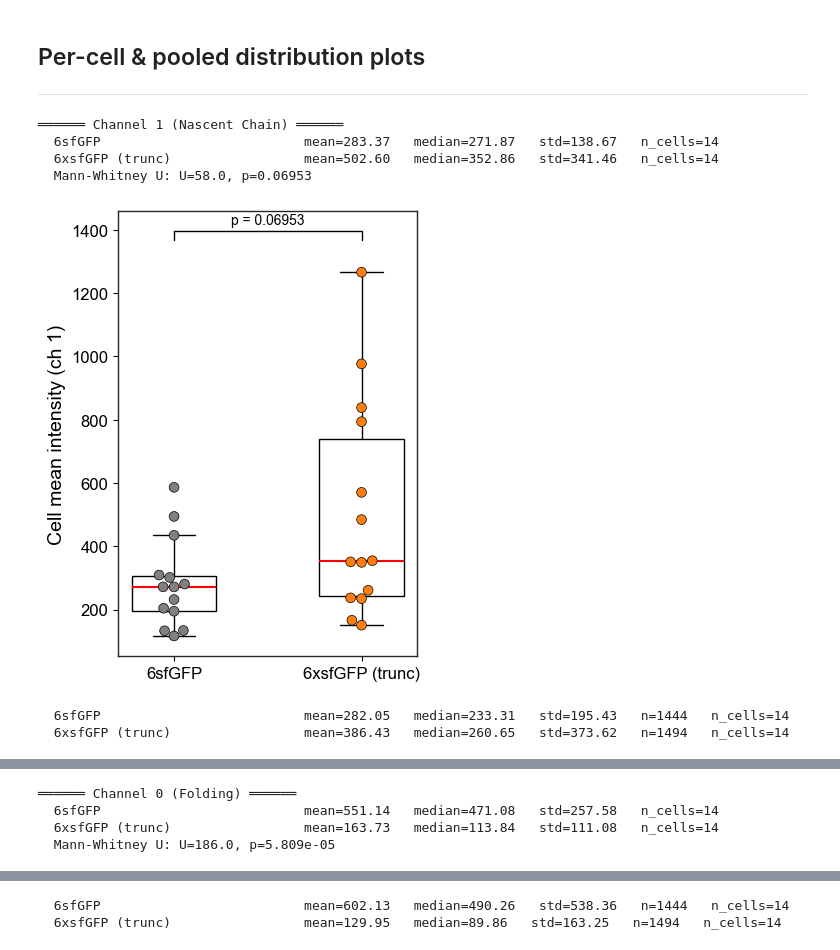
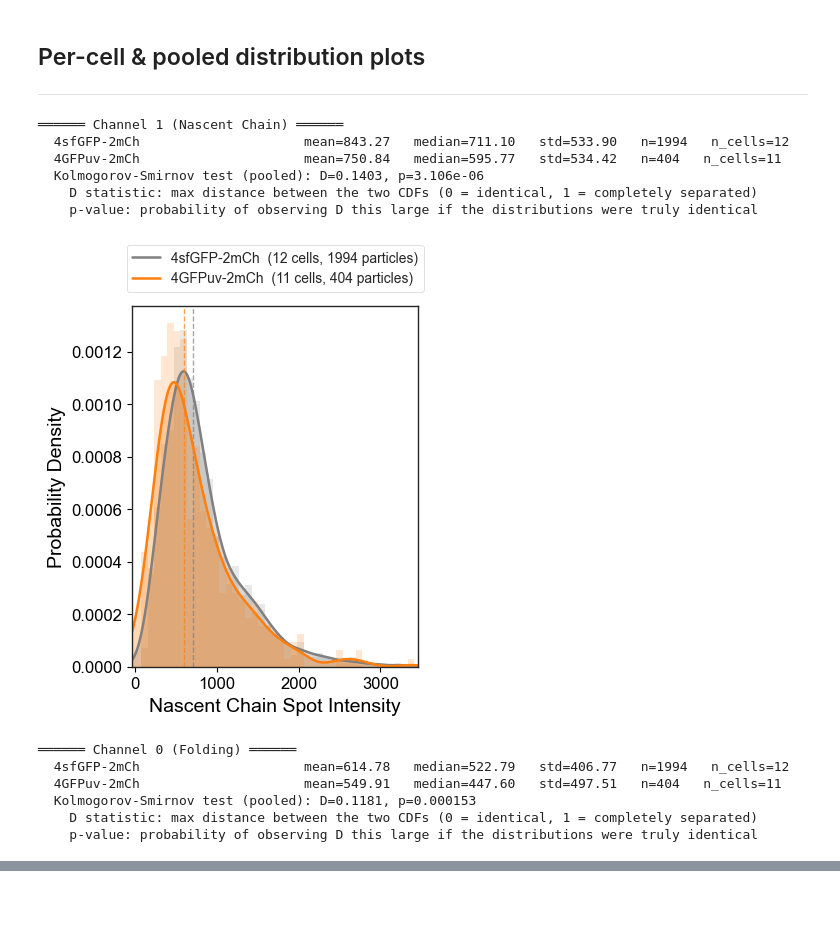
Before and after one commit to ningzhaoAnschutz/cof_paper, a Jupyter notebook: notebooks/CoF_project/Fig_intensity_distributions.ipynb, the cells around one changed output, grey strips where cells are left out. Cells and saved outputs as stored; diff of their text form; code cells hidden in the pictures; blank space fills up the shorter version.

Commit message:
updating colocalization notebooks

```diff
--- a/notebooks/CoF_project/Fig_intensity_distributions.ipynb
+++ b/notebooks/CoF_project/Fig_intensity_distributions.ipynb
@@ -15,7 +15,9 @@ from utilities import intensity_distributions as idist
 ## Data path & folder detection
 ___
 # %%
-dataframes_dir = one_drive_dir / 'General - Zhao (NZ) Lab' / 'Zhao lab shared folder' / 'Our papers' / 'co-translational folding paper' / 'Fig 1' / 'Fig 1_Trunc minitrack analysis'
+#dataframes_dir = one_drive_dir / 'General - Zhao (NZ) Lab' / 'Zhao lab shared folder' / 'Our papers' / 'co-translational folding paper' / 'Fig 1' / 'Fig 1_Trunc minitrack analysis'
+dataframes_dir = one_drive_dir.joinpath('General - Zhao (NZ) Lab/Zhao lab shared folder/Our papers/co-translational folding paper/Fig 2/Fig 2_4xGFP coTFT minitrack analysis')
+
 #dataframes_dir = one_drive_dir / 'General - Zhao (NZ) Lab' / 'Zhao lab shared folder' / 'Our papers' / 'co-translational folding paper' / 'Fig 2' / 'Fig 2_4xGFP coTFT minitrack analysis'
 # %%
 current_dir = Path().resolve()
@@ -38,7 +40,7 @@ ___
 # %%
 # ── Data & filtering ──────────────────────────────────────────────────────────
 selected_field        = 'spot_int_ch_'   # column prefix
-drop_nonpositive      = False            # False → keep negatives; True → drop ≤ 0
+drop_nonpositive      = True            # False → keep negatives; True → drop ≤ 0
 
 # ── Display mode ──────────────────────────────────────────────────────────────
 # Mode 1: "mean per particle" — time-averaged intensity per particle (1 value
@@ -50,8 +52,8 @@ display_mode          = 1                # 1 = mean per particle | 2 = all timep
 # ── Visualization toggles ────────────────────────────────────────────────────
 show_individual_cells = False            # per-cell subplot grids
 show_hist             = True             # density histogram behind KDE (pooled)
-show_cell_summary     = True             # swarm + box plot (one point per cell)
-cell_stat             = 'mean'           # 'mean' or 'median' per cell
+show_cell_summary     = False             # swarm + box plot (one point per cell)
+cell_stat             = 'median'           # 'mean' or 'median' per cell
 
 # ── X-axis limits ─────────────────────────────────────────────────────────────
 xlim_override         = None             # e.g. (-10, 1500) or None for auto
@@ -66,39 +68,51 @@ kde_alpha             = 0.3              # fill alpha for overlapping distributi
 figsize_distributions = (4, 5)           # pooled KDE overlay
 figsize_whisker       = (4, 5)           # cell-level swarm + box
 list_colors           = ['gray', 'tab:orange']
+
+
+# coloc_filter
+#coloc_filter=None #— all trajectories
+coloc_filter='colocalized'
+#coloc_filter='not_colocalized'
 # %% [markdown]
 ## Per-cell & pooled distribution plots
 ___
 # %%
 xlim_pcts = (xlim_percentile_lo, xlim_percentile_hi)
 for ch, ch_label in [(1, "Nascent Chain"), (0, "Folding")]:
     print(f"\n══════ Channel {ch} ({ch_label}) ══════")
 
     # Load data for this channel
     all_results_ch = []
     for folder_sub, name in zip(list_folder_substrings, list_names):
-        r = idist.load_condition_intensities(dataframes_dir, folder_sub,selected_field=selected_field,channel_index=ch,drop_nonpositive=drop_nonpositive,)
+        r = idist.load_condition_intensities(dataframes_dir, folder_sub,selected_field=selected_field,channel_index=ch,drop_nonpositive=drop_nonpositive,coloc_filter=coloc_filter)
         r["name"] = name
         all_results_ch.append(r)
 
     # Per-cell panels
     if show_individual_cells:
         for result, color in zip(all_results_ch, list_colors):
             idist.plot_per_cell_distributions(result, color=color, save_dir=save_dir,channel_index=ch, mode=display_mode,xlim=xlim_override, xlim_percentiles=xlim_pcts,
             kde_bw_method=kde_bw_method, kde_alpha=kde_alpha,drop_nonpositive=drop_nonpositive)
     # Cell-level summary (one point per cell, avoids pseudoreplication)
     if show_cell_summary:
         idist.plot_cell_summary(all_results_ch, list_colors, channel_index=ch,save_dir=save_dir, mode=display_mode,cell_stat=cell_stat,drop_nonpositive=drop_nonpositive,figsize=figsize_whisker, )
 
     # Pooled overlay
     idist.plot_pooled_distributions(all_results_ch, list_colors, channel_index=ch,x_label=f"{ch_label} Spot Intensity",
         save_dir=save_dir, mode=display_mode, xlim=xlim_override, xlim_percentiles=xlim_pcts, kde_bw_method=kde_bw_method, kde_alpha=kde_alpha,
         show_hist=show_hist,drop_nonpositive=drop_nonpositive,figsize=figsize_distributions,  )
 # %% [output]
 ══════ Channel 1 (Nascent Chain) ══════
-  6sfGFP                          mean=283.37   median=271.87   std=138.67   n_cells=14
-  6xsfGFP (trunc)                 mean=502.60   median=352.86   std=341.46   n_cells=14
-  Mann-Whitney U: U=58.0, p=0.06953
+  4sfGFP-2mCh                     mean=843.27   median=711.10   std=533.90   n=1994   n_cells=12
+  4GFPuv-2mCh                     mean=750.84   median=595.77   std=534.42   n=404   n_cells=11
+  Kolmogorov-Smirnov test (pooled): D=0.1403, p=3.106e-06
+    D statistic: max distance between the two CDFs (0 = identical, 1 = completely separated)
+    p-value: probability of observing D this large if the distributions were truly identical
-[figure, old version]
+[figure, new version]
-  6sfGFP                          mean=282.05   median=233.31   std=195.43   n=1444   n_cells=14
-  6xsfGFP (trunc)                 mean=386.43   median=260.65   std=373.62   n=1494   n_cells=14
+══════ Channel 0 (Folding) ══════
+  4sfGFP-2mCh                     mean=614.78   median=522.79   std=406.77   n=1994   n_cells=12
+  4GFPuv-2mCh                     mean=549.91   median=447.60   std=497.51   n=404   n_cells=11
+  Kolmogorov-Smirnov test (pooled): D=0.1181, p=0.000153
+    D statistic: max distance between the two CDFs (0 = identical, 1 = completely separated)
+    p-value: probability of observing D this large if the distributions were truly identical
@@ -106,4 +119,0 @@ for ch, ch_label in [(1, "Nascent Chain"), (0, "Folding")]:
-══════ Channel 0 (Folding) ══════
-  6sfGFP                          mean=551.14   median=471.08   std=257.58   n_cells=14
-  6xsfGFP (trunc)                 mean=163.73   median=113.84   std=111.08   n_cells=14
-  Mann-Whitney U: U=186.0, p=5.809e-05
@@ -111,2 +119,0 @@ for ch, ch_label in [(1, "Nascent Chain"), (0, "Folding")]:
-  6sfGFP                          mean=602.13   median=490.26   std=538.36   n=1444   n_cells=14
-  6xsfGFP (trunc)                 mean=129.95   median=89.86   std=163.25   n=1494   n_cells=14
```
Also changed, not shown: parts of 3 cells of this notebook, 4 other files.
